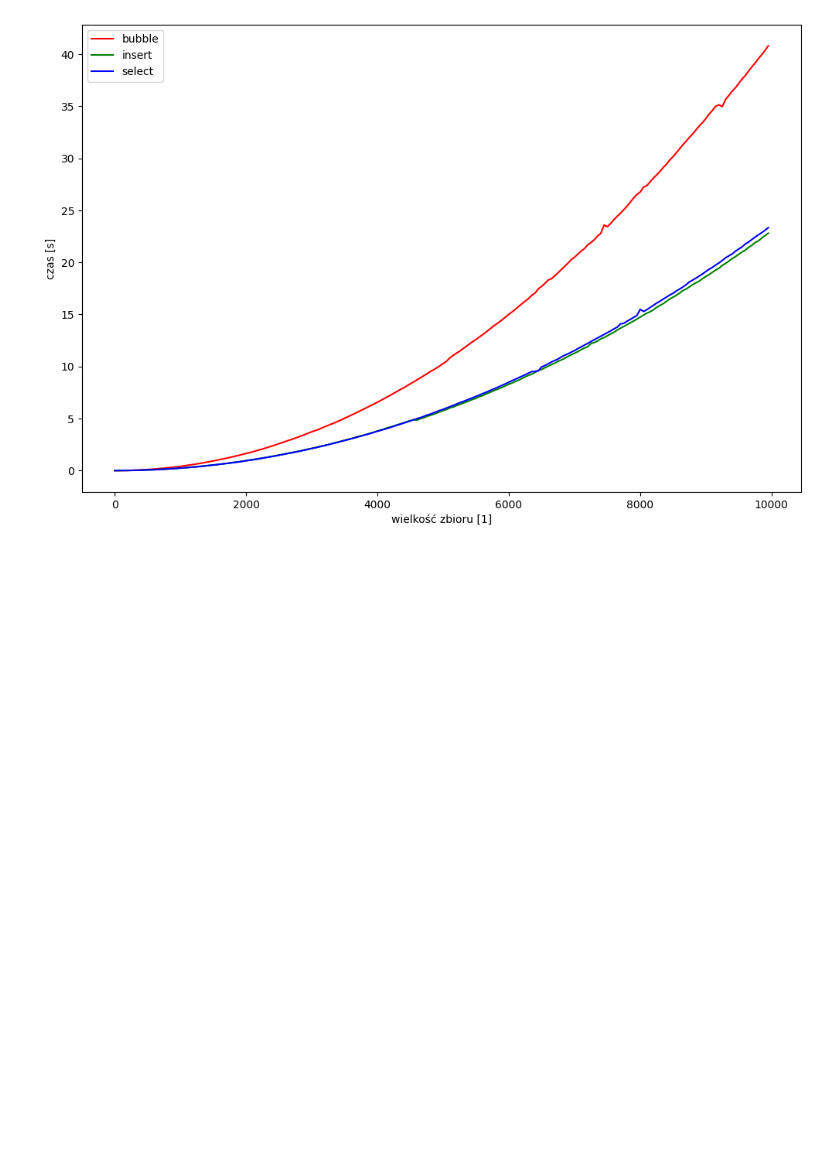
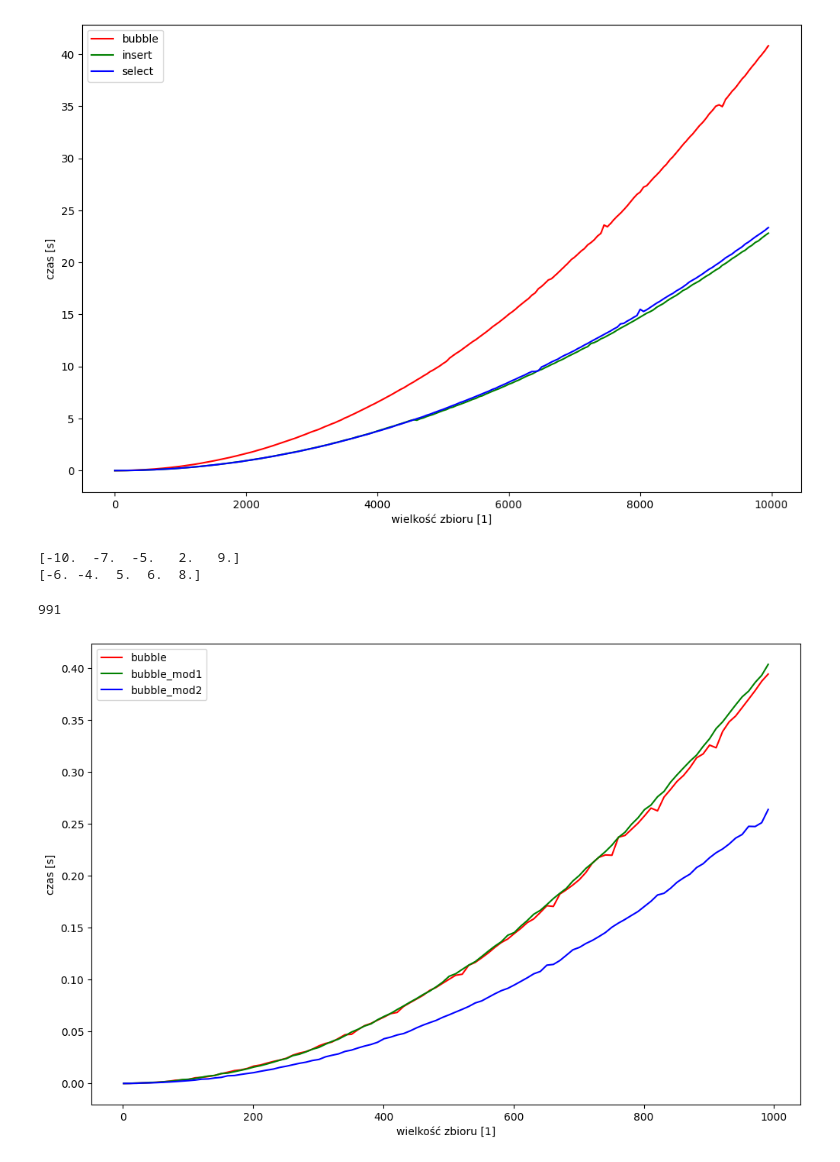
Before and after one commit to mlodybercik/school-stuff, a Jupyter notebook: lista-2/lista-2.ipynb, the cells around one changed output. Saved outputs shown, nothing was run; the diff lists cells and outputs as text; code cells hidden in the pictures; blank space fills up the shorter version.

```diff
--- a/lista-2/lista-2.ipynb
+++ b/lista-2/lista-2.ipynb
@@ -96,3 +98,57 @@ plt.ylabel("czas [s]")
 plt.show()
 # %% [output]
 [figure]
+# %%
+def bubble_mod1(tab):
+    # przerwanie gdy nie było żadnej zamiany
+    for i in range(len(tab)):
+        for j in range(0, len(tab)-1):
+            if (tab[j]>tab[j+1]):
+                temp=tab[j]
+                tab[j]=tab[j+1]
+                tab[j+1]=temp
+            else:
+                continue
+    return tab
+
+def bubble_mod2(tab):
+    # jedno mniej co iteracje
+    for i in range(len(tab)):
+        for j in range(0, len(tab)-1 - i):
+            if (tab[j]>tab[j+1]):
+                temp=tab[j]
+                tab[j]=tab[j+1]
+                tab[j+1]=temp
+    return tab
+
+print(bubble_mod1(generuj_tablice(5, -10, 10)))
+print(bubble_mod2(generuj_tablice(5, -10, 10)))
+# %% [output]
+[-10.  -7.  -5.   2.   9.]
+[-6. -4.  5.  6.  8.]
+# %%
+wielkosci = list(range(1, 1001, 10))
+czasy = []
+for funkcja in [bubble, bubble_mod1, bubble_mod2]:
+    czas = []
+    for size in wielkosci:
+        print(size)
+        czas_per_wielkosc = []
+        for _ in range(10):
+            czas_per_wielkosc.append(timeit(funkcja, size))
+        czas.append(np.mean(czas_per_wielkosc))
+        clear_output(wait = True)
+    czasy.append(czas)
+# %% [output]
+991
+# %%
+fig = plt.figure()
+ax = plt.subplot()
+for i in zip(enumerate([bubble, bubble_mod1, bubble_mod2]), ["red", "green", "blue"]):
+    ax.plot(wielkosci, czasy[i[0][0]], color=i[1], label=str(i[0][1]).split()[1])
+    ax.legend()
+plt.xlabel("wielkość zbioru [1]")
+plt.ylabel("czas [s]")
+plt.show()
+# %% [output]
+[figure, added]
```
Also changed, not shown: parts of 2 cells of this notebook, 1 other file.
